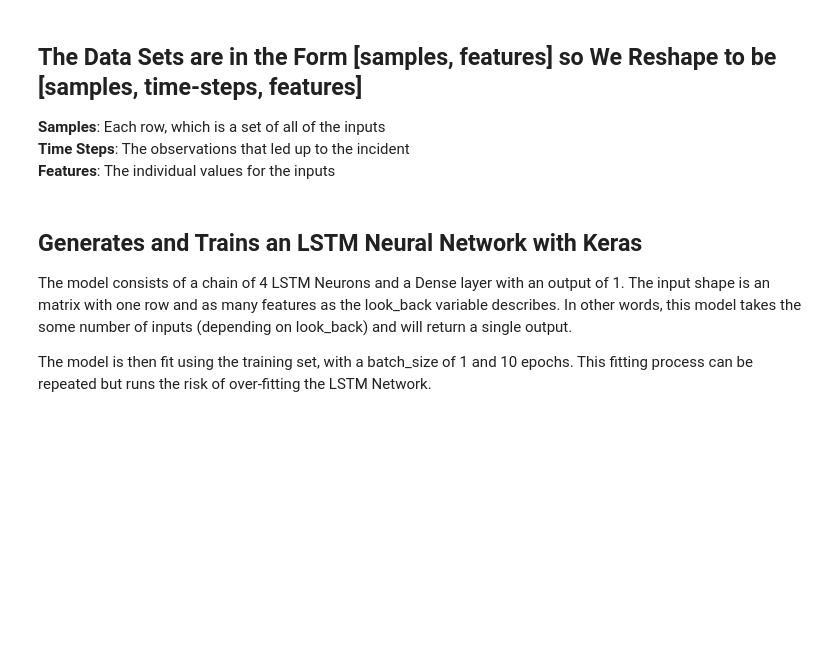
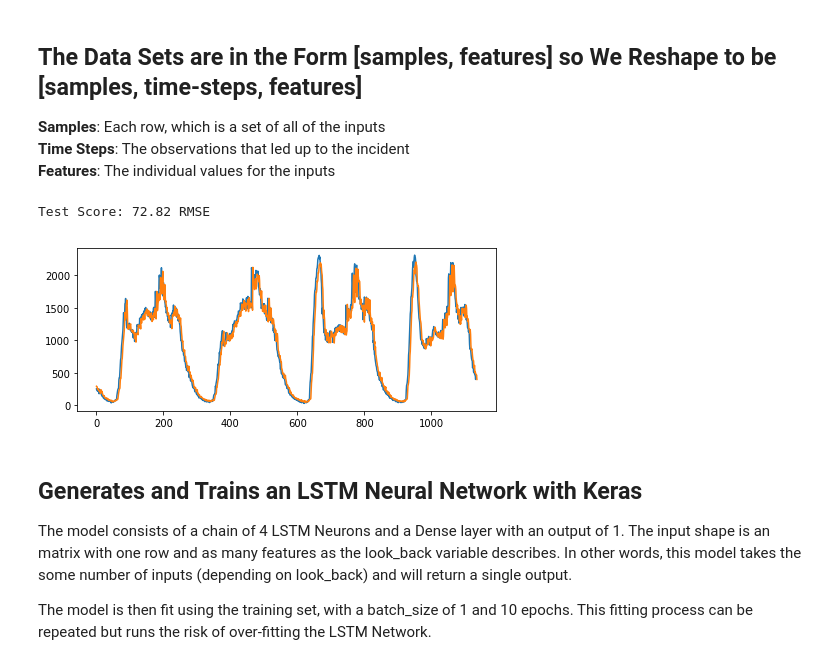
Before and after one commit to huevosabio/ts-predict, a Jupyter notebook: TS Forecasting Single-Step LSTM RNN.ipynb, the cells around one changed output. Drawn from its saved outputs; the diff is of its cells as text; code cells hidden in the pictures; blank space fills up the shorter version.

```diff
--- a/TS Forecasting Single-Step LSTM RNN.ipynb
+++ b/TS Forecasting Single-Step LSTM RNN.ipynb
@@ -134,6 +132,25 @@ testX, testY = create_dataset(test, look_back)
 # reshape input to be [samples, time steps, features]
 trainX = np.reshape(trainX, (trainX.shape[0], 1, trainX.shape[1]))
 testX = np.reshape(testX, (testX.shape[0], 1, testX.shape[1]))
+# %%
+## Optionally, The Model Can Be Fit Multiple Times With the Training Set at the risk of Over-Fitting
+
+# make predictions
+testPredict = model.predict(testX)
+# invert predictions
+testPredict = scaler.inverse_transform(testPredict)
+testY = scaler.inverse_transform([testY])
+# calculate root mean squared error
+testScore = math.sqrt(mean_squared_error(testY[0], testPredict[:,0]))
+print('Test Score: %.2f RMSE' % (testScore))
+
+# shift test predictions for plotting
+plt.plot(scaler.inverse_transform(dataset[train_size+look_back*2:]))
+plt.plot(testPredict)
+plt.show()
+# %% [output]
+Test Score: 72.82 RMSE
+[figure, added]
 # %% [markdown]
 ## Generates and Trains an LSTM Neural Network with Keras
 
```
Also changed, not shown: parts of 5 cells of this notebook, 2 other files.
